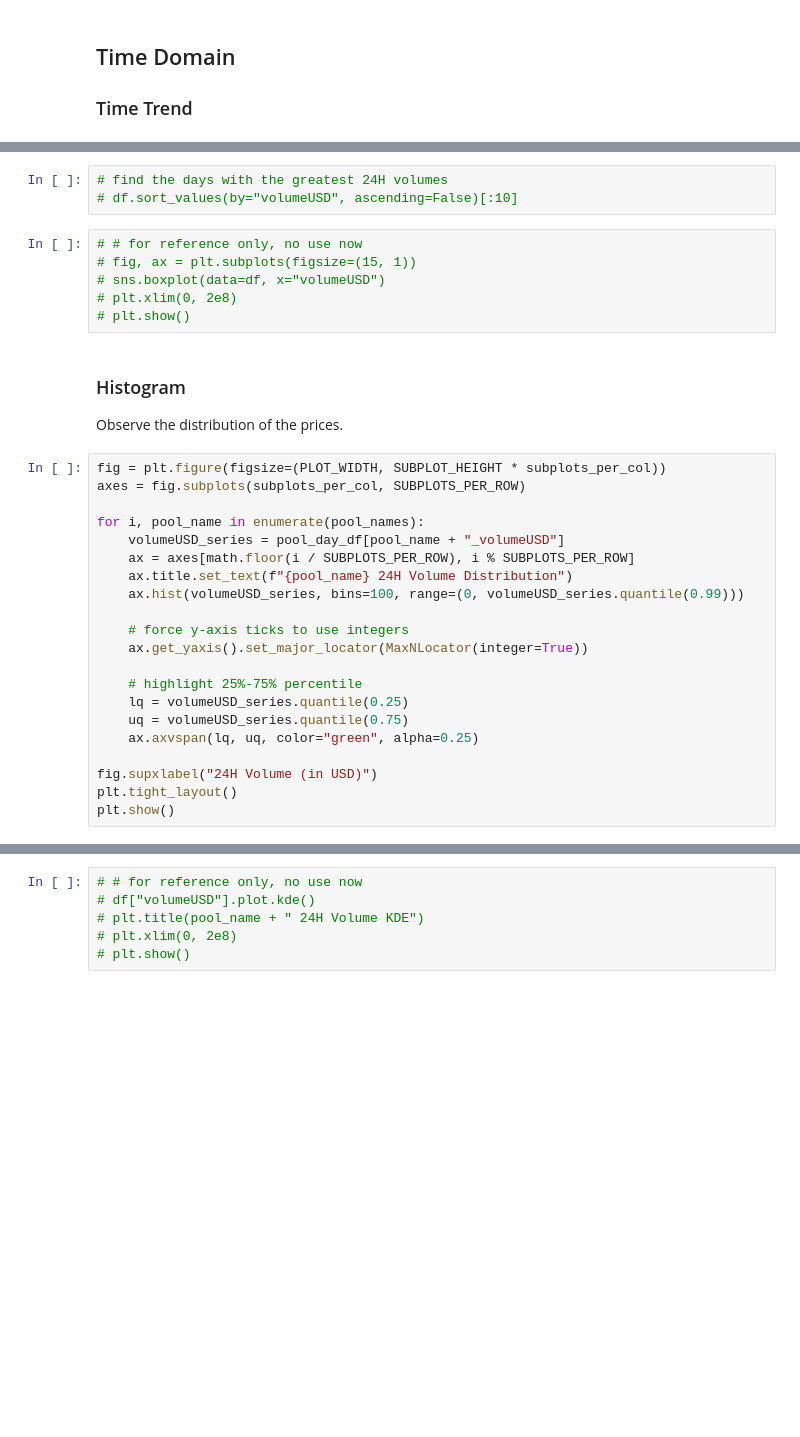
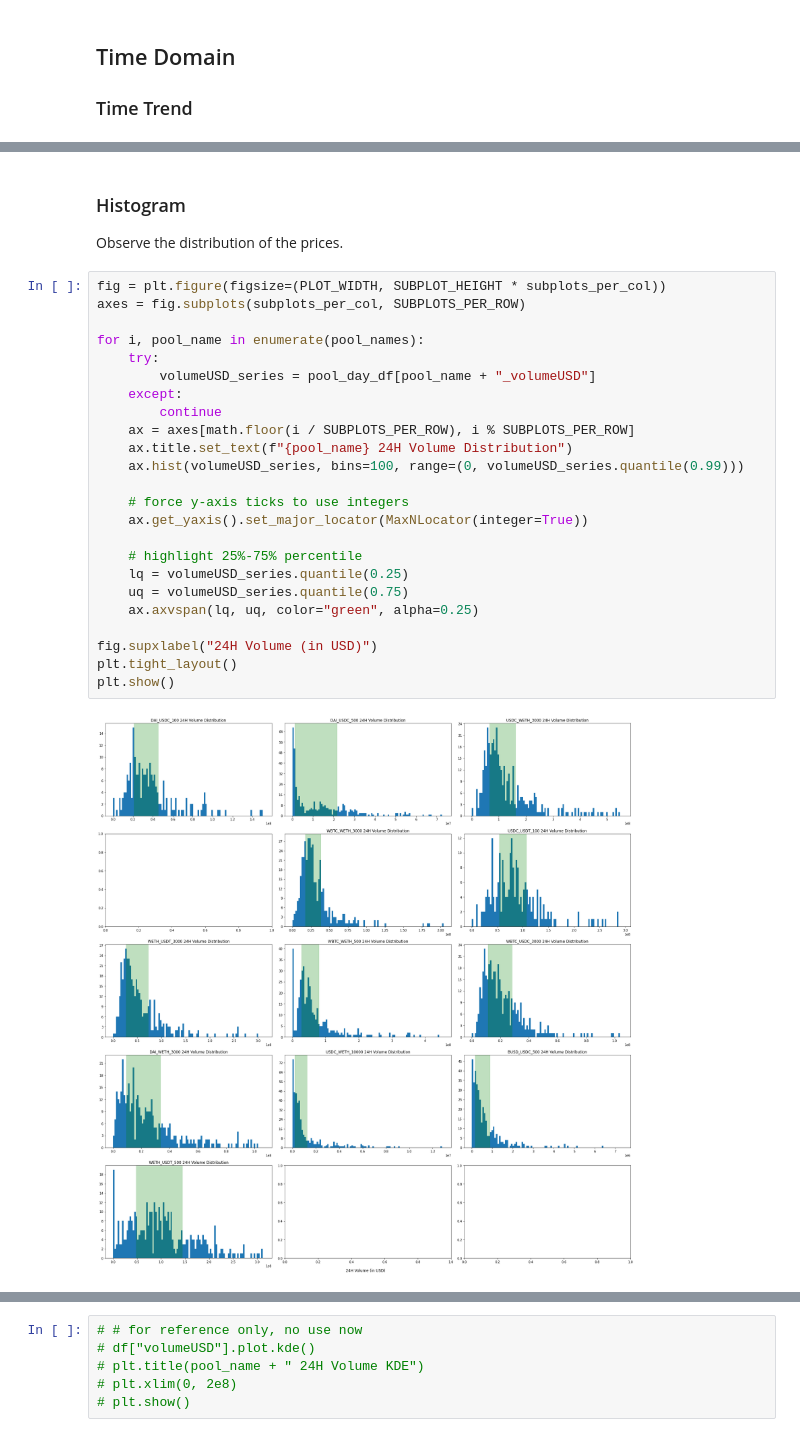
Before and after one commit to StardustLID/eth-uniswap-prelim-analysis, a Jupyter notebook: analysis/3-PoolVolumeAnalysis.ipynb, the cells around one changed output, grey strips where cells are left out. Saved outputs shown, nothing was run; the diff lists cells and outputs as text; blank space fills up the shorter version.

```diff
--- a/analysis/3-PoolVolumeAnalysis.ipynb
+++ b/analysis/3-PoolVolumeAnalysis.ipynb
@@ -39,36 +44,32 @@ plt.show()
-# %%
-# find the days with the greatest 24H volumes
-# df.sort_values(by="volumeUSD", ascending=False)[:10]
-# %%
-# # for reference only, no use now
-# fig, ax = plt.subplots(figsize=(15, 1))
-# sns.boxplot(data=df, x="volumeUSD")
-# plt.xlim(0, 2e8)
-# plt.show()
 # %% [markdown]
 ### Histogram
 Observe the distribution of the prices.
 # %%
 fig = plt.figure(figsize=(PLOT_WIDTH, SUBPLOT_HEIGHT * subplots_per_col))
 axes = fig.subplots(subplots_per_col, SUBPLOTS_PER_ROW)
 
 for i, pool_name in enumerate(pool_names):
-    volumeUSD_series = pool_day_df[pool_name + "_volumeUSD"]
+    try:
+        volumeUSD_series = pool_day_df[pool_name + "_volumeUSD"]
+    except:
+        continue
     ax = axes[math.floor(i / SUBPLOTS_PER_ROW), i % SUBPLOTS_PER_ROW]
     ax.title.set_text(f"{pool_name} 24H Volume Distribution")
     ax.hist(volumeUSD_series, bins=100, range=(0, volumeUSD_series.quantile(0.99)))
 
     # force y-axis ticks to use integers
     ax.get_yaxis().set_major_locator(MaxNLocator(integer=True))
 
     # highlight 25%-75% percentile
     lq = volumeUSD_series.quantile(0.25)
     uq = volumeUSD_series.quantile(0.75)
     ax.axvspan(lq, uq, color="green", alpha=0.25)
 
 fig.supxlabel("24H Volume (in USD)")
 plt.tight_layout()
 plt.show()
+# %% [output]
+[figure, added]
 # %%
 pool_df = pool_day_df.drop(columns="timestamp")
 # note: df.std() is normalized by N-1
```
Also changed, not shown: parts of 4 cells of this notebook, 2 other files.
